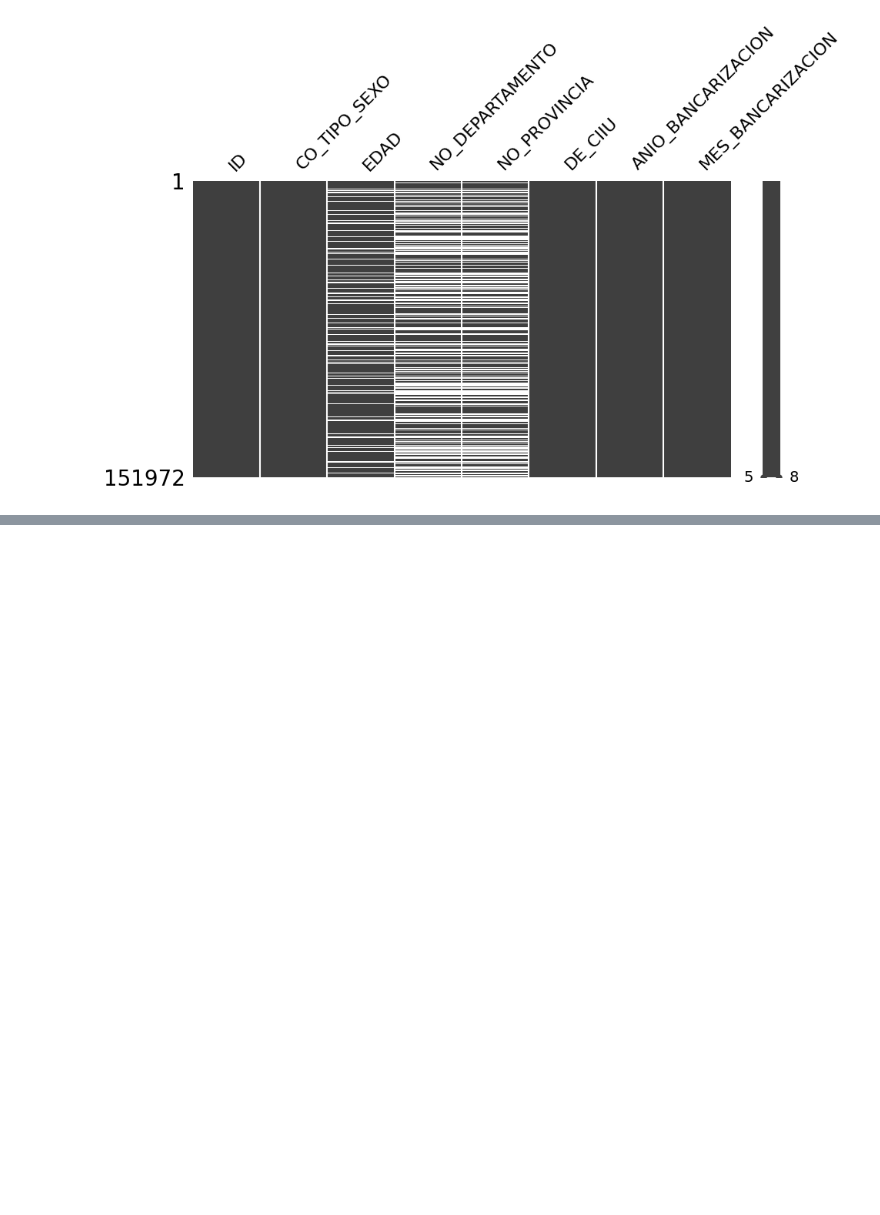
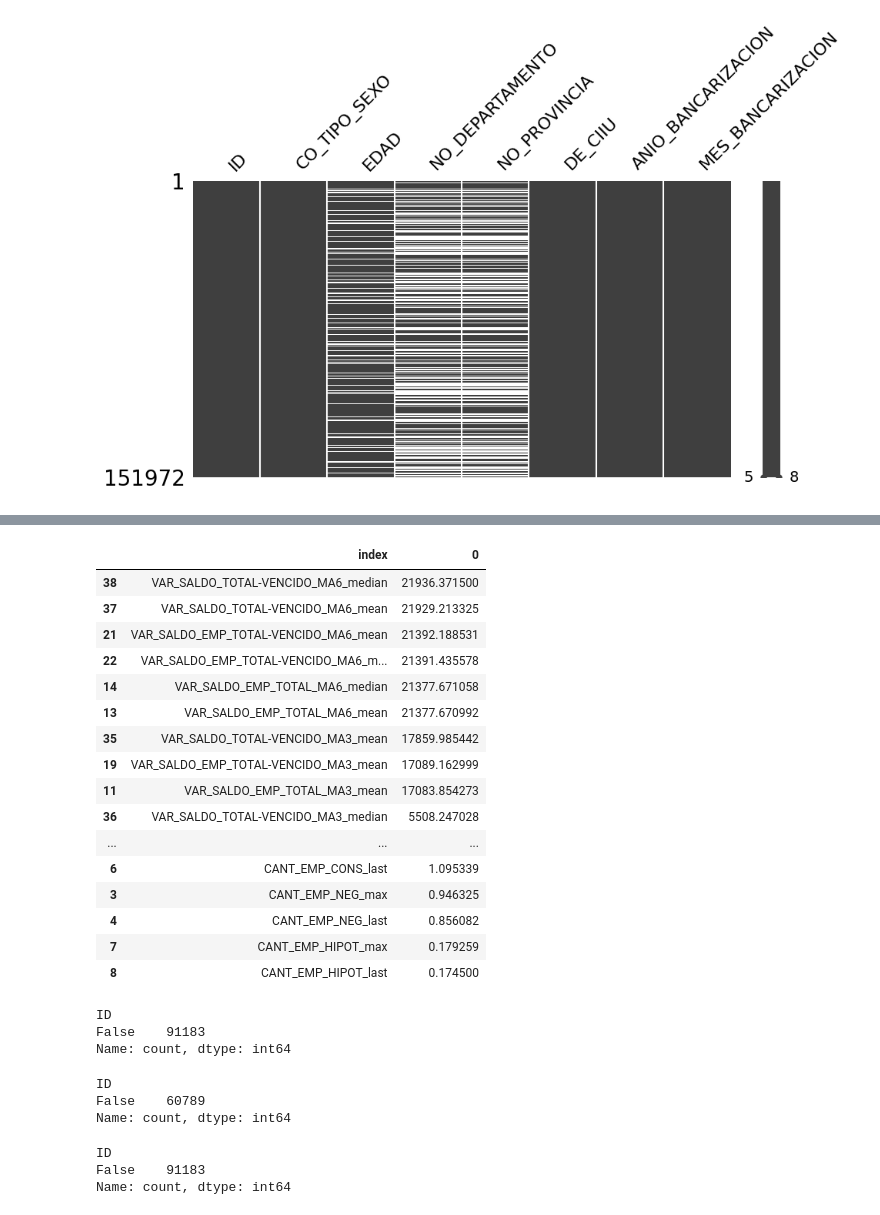
Before and after one commit to jeremy-jmc/datathon-mibanco2023, a Jupyter notebook: notebooks/00_data_preprocessing.ipynb, the cells around one changed output, grey strips where cells are left out. Cells and saved outputs as stored; diff of their text form; code cells hidden in the pictures; blank space fills up the shorter version.

```diff
--- a/notebooks/00_data_preprocessing.ipynb
+++ b/notebooks/00_data_preprocessing.ipynb
@@ -366,0 +419,21 @@ msno.matrix(df_customers, figsize=(10, 5))
+# %%
+nc, cc = get_cols(df_join)
+df_join[nc].std(numeric_only=True).reset_index().sort_values(by=0, ascending=False)
+# %% [output]
+|  | index | 0 |
+| 38 | VAR_SALDO_TOTAL-VENCIDO_MA6_median | 21936.371500 |
+| 37 | VAR_SALDO_TOTAL-VENCIDO_MA6_mean | 21929.213325 |
+| 21 | VAR_SALDO_EMP_TOTAL-VENCIDO_MA6_mean | 21392.188531 |
+| 22 | VAR_SALDO_EMP_TOTAL-VENCIDO_MA6_m... | 21391.435578 |
+| 14 | VAR_SALDO_EMP_TOTAL_MA6_median | 21377.671058 |
+| 13 | VAR_SALDO_EMP_TOTAL_MA6_mean | 21377.670992 |
+| 35 | VAR_SALDO_TOTAL-VENCIDO_MA3_mean | 17859.985442 |
+| 19 | VAR_SALDO_EMP_TOTAL-VENCIDO_MA3_mean | 17089.162999 |
+| 11 | VAR_SALDO_EMP_TOTAL_MA3_mean | 17083.854273 |
+| 36 | VAR_SALDO_TOTAL-VENCIDO_MA3_median | 5508.247028 |
+| ... | ... | ... |
+| 6 | CANT_EMP_CONS_last | 1.095339 |
+| 3 | CANT_EMP_NEG_max | 0.946325 |
+| 4 | CANT_EMP_NEG_last | 0.856082 |
+| 7 | CANT_EMP_HIPOT_max | 0.179259 |
+| 8 | CANT_EMP_HIPOT_last | 0.174500 |
@@ -366,0 +443,18 @@ msno.matrix(df_customers, figsize=(10, 5))
+# %%
+df_train['ID'].isin(df_balances['ID']).value_counts()
+# %% [output]
+ID
+False    91183
+Name: count, dtype: int64
+# %%
+df_test['ID'].isin(df_balances['ID']).value_counts()
+# %% [output]
+ID
+False    60789
+Name: count, dtype: int64
+# %%
+df_train['ID'].isin(df_customers['ID']).value_counts()
+# %% [output]
+ID
+False    91183
+Name: count, dtype: int64
```
Also changed, not shown: parts of 13 cells of this notebook.
